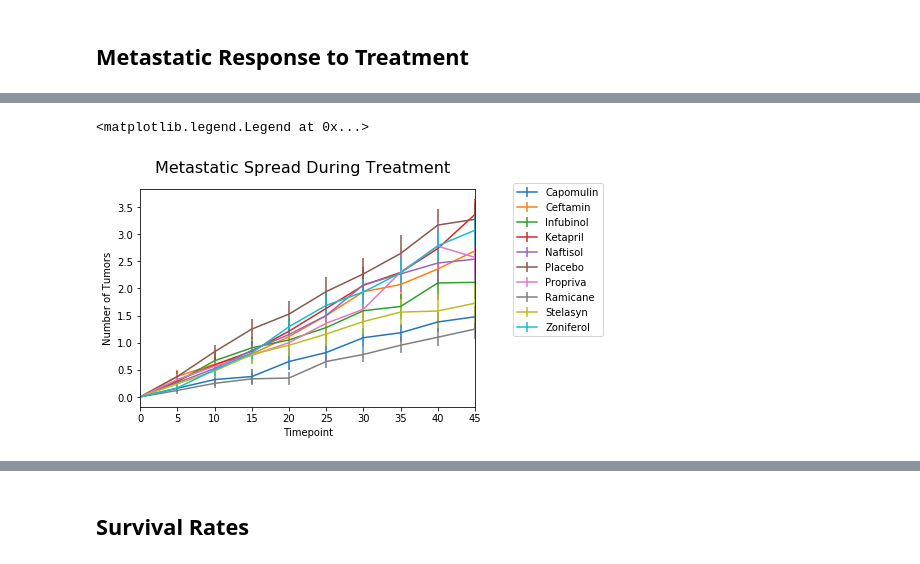
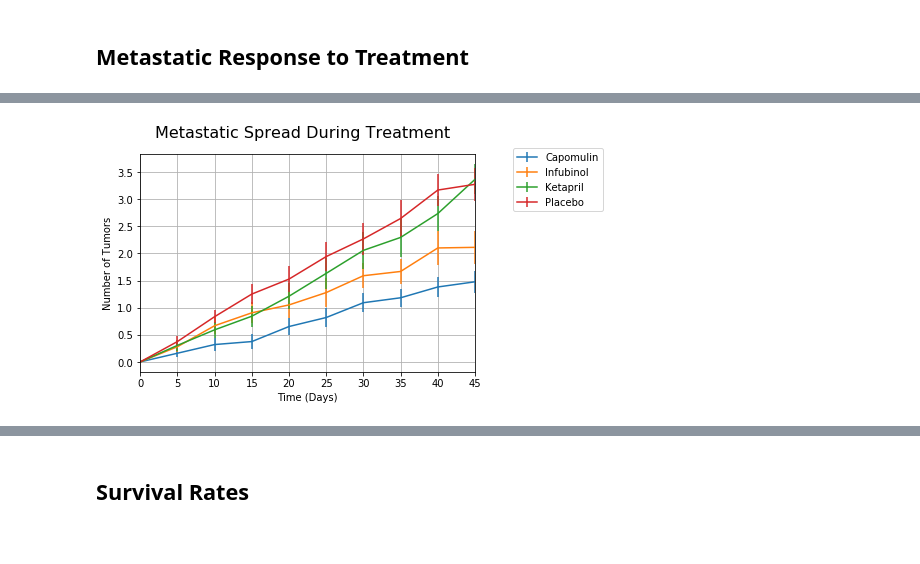
Before and after one commit to magcox5/matplotlib-challenge, a Jupyter notebook: Pymaceuticals/pymaceuticals_starter.ipynb, the cells around one changed output, grey strips where cells are left out. Cells and saved outputs as stored; diff of their text form; code cells hidden in the pictures.

```diff
--- a/Pymaceuticals/pymaceuticals_starter.ipynb
+++ b/Pymaceuticals/pymaceuticals_starter.ipynb
@@ -54,7 +70,7 @@ array(['Capomulin', 'Ketapril', 'Naftisol', 'Infubinol', 'Stelasyn',
 ## Tumor Response to Treatment
 # %%
 # Store the Mean Tumor Volume Data Grouped by Drug and Timepoint
-mean_tumor_volume_data = drug_trial_complete.groupby(["Drug", "Timepoint"], as_index = False).agg(
+mean_tumor_volume_data = drug_trial_subset.groupby(["Drug", "Timepoint"], as_index = False).agg(
     {"Tumor Volume (mm3)": 'mean'}
 )
 # Convert to DataFrame
@@ -78,6 +98,6 @@ mean_tumor_volume_data
 # %%
 # Store the Standard Error of Tumor Volumes Grouped by Drug and Timepoint
-std_error_tumor_volumes_data = drug_trial_complete.groupby(["Drug", "Timepoint"], as_index = False).agg(
+std_error_tumor_volumes_data = drug_trial_subset.groupby(["Drug", "Timepoint"], as_index = False).agg(
     {"Tumor Volume (mm3)": 'sem'}
 )
 # Convert to DataFrame
@@ -192,11 +202,9 @@ plt.show()
 ## Metastatic Response to Treatment
 # %%
 # Store the Mean Met. Site Data Grouped by Drug and Timepoint
-mean_metastatic_sites_data = drug_trial_complete.groupby(["Drug", "Timepoint"], as_index = False).agg(
+mean_metastatic_sites_data = drug_trial_subset.groupby(["Drug", "Timepoint"], as_index = False).agg(
     {"Metastatic Sites": 'mean'}
 )
-# Convert to DataFrame
-
 # Preview DataFrame
 mean_metastatic_sites_data
 # %% [output]
@@ -216,6 +228,6 @@ mean_metastatic_sites_data
 # %%
 # Store the Standard Error associated with Met. Sites Grouped by Drug and Timepoint
-std_error_metastatic_sites_data = drug_trial_complete.groupby(["Drug", "Timepoint"], as_index = False).agg(
+std_error_metastatic_sites_data = drug_trial_subset.groupby(["Drug", "Timepoint"], as_index = False).agg(
     {"Metastatic Sites": 'sem'}
 )
 # Convert to DataFrame
@@ -299,26 +294,26 @@ drug_trial_summary_2
 # %%
 # Generate the Plot (with Error Bars)
 x_axis = np.arange(0, 45, 5)
-y_axis = np.arange(30, 80, 5)
+#y_axis = np.arange(30, 80, 5)
 
 fig, ax = plt.subplots()
 ax.set_xlim(-1, 46)
 #ax.set_ylim(30, 80)
 
+for key, group in drug_trial_summary_2.groupby('Drug'):
+    group.plot('Timepoint', 'Average Number of Metastatic Sites', yerr='Std of Error for Metastatic Sites', label=key, ax=ax)   # 2
+ax.legend(bbox_to_anchor=(1.1, 1.05))
+plt.grid(True)
 ax.set_xlabel("Time (Days)")
 ax.set_ylabel("Number of Tumors")
 fig.suptitle('Metastatic Spread During Treatment', fontsize=16)
 
-for key, group in drug_trial_summary_2.groupby('Drug'):
-    group.plot('Timepoint', 'Average Number of Metastatic Sites', yerr='Std of Error for Metastatic Sites', label=key, ax=ax)   # 2
-ax.legend(bbox_to_anchor=(1.1, 1.05))
 
 # Save the Figure
-
+plt.savefig('metastatic_spread_during_treatment', bbox_inches = 'tight')
 # Show the Figure
 # %% [output]
-<matplotlib.legend.Legend at 0x...>
-[figure, old version]
+[figure, new version]
 # %% [markdown]
 ![Metastatic Spread During Treatment](../Images/spread.png)
 # %% [markdown]
```
Also changed, not shown: parts of 23 cells of this notebook.
